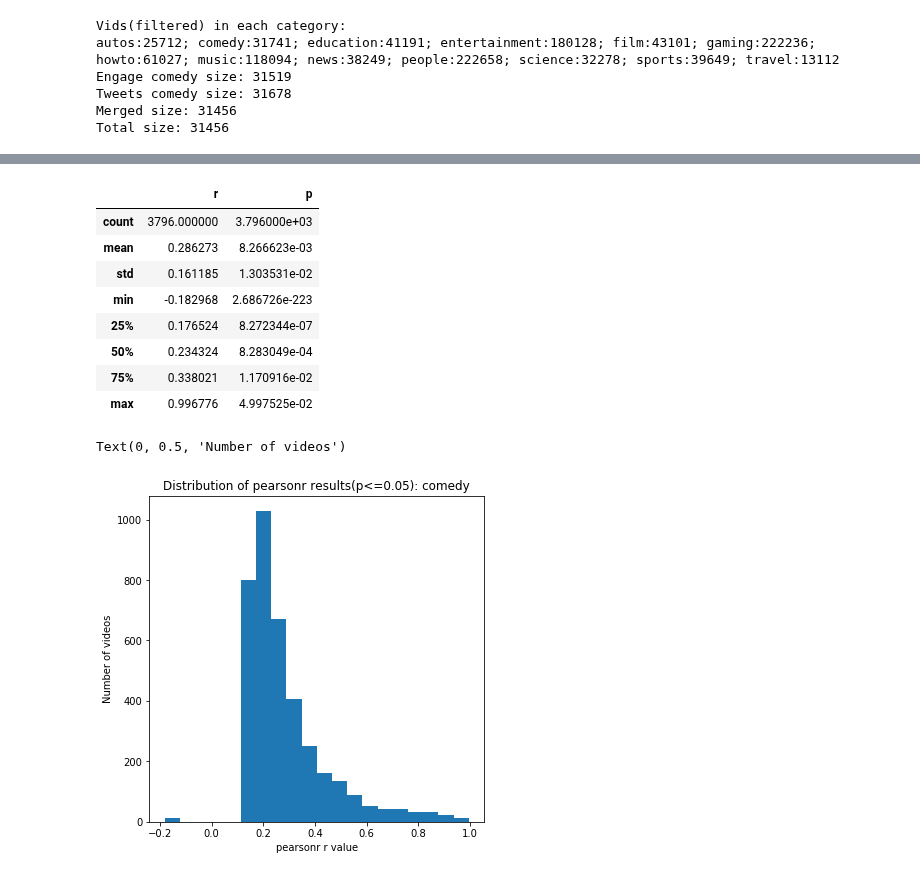
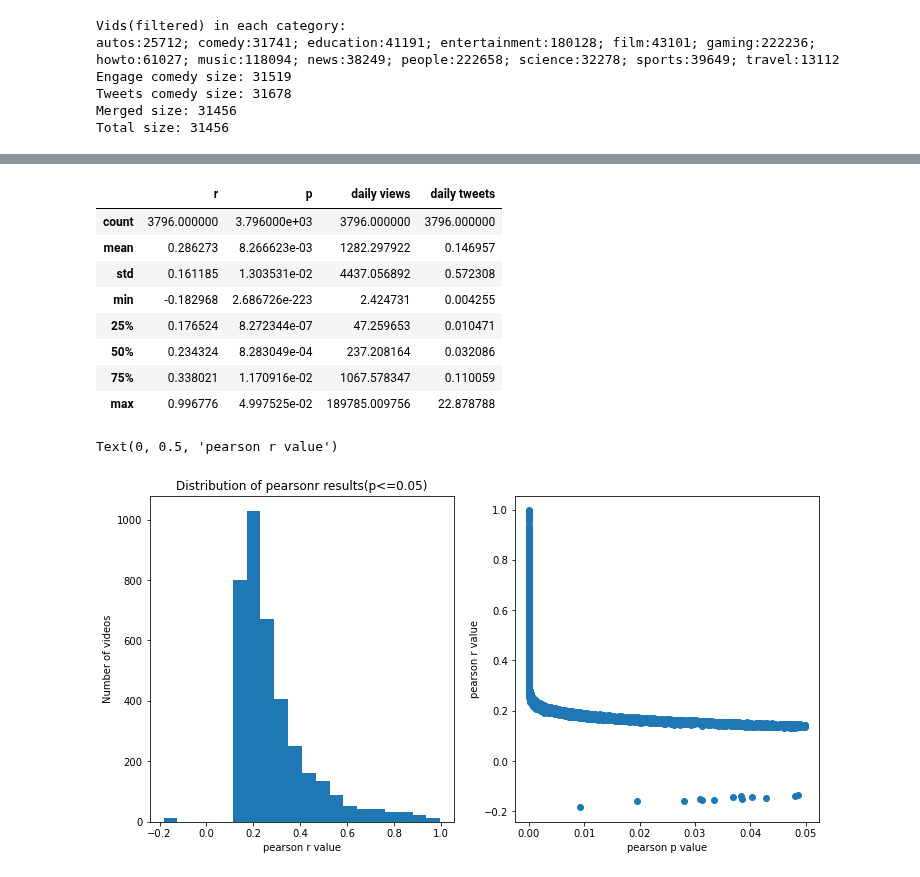
Before and after one commit to septasset/hip-popularity, a Jupyter notebook: data_analysis/engage16_temporal_views_promotion_long-term.ipynb, the cells around one changed output, grey strips where cells are left out. Drawn from its saved outputs; the diff is of its cells as text; code cells hidden in the pictures.

```diff
--- a/data_analysis/engage16_temporal_views_promotion_long-term.ipynb
+++ b/data_analysis/engage16_temporal_views_promotion_long-term.ipynb
@@ -15,9 +15,13 @@ from tqdm import tqdm
 
 from util_read import engage_read, read_vids, engage_tweets_read, merge_engage_tweets, engage_metadata, compute_period_daily
 # %%
-file_vids_filter_all = "C:/Users/u6314203/pyProjects/hip-popularity/data/engage16/filtered/vids_filter_all.csv"
-engage_dataset_base = "G:/MLCV dataset/engagement'16/tweeted_videos"
-tweets_dataset_base = "G:/MLCV dataset/engagement'16/tweets_dataset_fixTZ"
+file_vids_filter_all = "/home/users/u6314203/pyProject/hip-popularity/data/engage16/filtered/vids_filter_all.csv"
+engage_dataset_base = "/localdata/u6314203/dataset_engage16/tweeted_videos"
+tweets_dataset_base = "/localdata/u6314203/dataset_tweets_engage/dataset_tweets_fixTZ"
+
+# file_vids_filter_all = "C:/Users/u6314203/pyProjects/hip-popularity/data/engage16/filtered/vids_filter_all.csv"
+# engage_dataset_base = "G:/MLCV dataset/engagement'16/tweeted_videos"
+# tweets_dataset_base = "G:/MLCV dataset/engagement'16/tweets_dataset_fixTZ"
 
 categories_eligible = ["autos", "comedy","education","entertainment", \
                        "film","gaming","howto","music",\
@@ -52,10 +56,10 @@ for k, vals in merged_dataset.items():
     series_views = vals["viewCounts"][timepoint:]
     series_tweets = vals["tweets"][timepoint:]
     r, p = stats.pearsonr(series_views, series_tweets)
-    pearsonr_vals.append([r,p])
+    pearsonr_vals.append([r,p,np.mean(series_views),np.mean(series_tweets)])
     vids.append(k)
 
-df_pearsonr = pd.DataFrame(pearsonr_vals, columns=["r", "p"], index=vids)
+df_pearsonr = pd.DataFrame(pearsonr_vals, columns=["r", "p", "daily views", "daily tweets"], index=vids)
 df_pearsonr = df_pearsonr[[not x for x in np.isnan(df_pearsonr["r"])]]
 pd.DataFrame.describe(df_pearsonr)
 # %% [output]
@@ -93,22 +93,29 @@ df_filter = df_pearsonr[df_pearsonr["p"]<=0.05]
 
 pd.DataFrame.describe(df_filter)
 # %% [output]
-|  | r | p |
-| count | 3796.000000 | 3.796000e+03 |
-| mean | 0.286273 | 8.266623e-03 |
-| std | 0.161185 | 1.303531e-02 |
-| min | -0.182968 | 2.686726e-223 |
-| 25% | 0.176524 | 8.272344e-07 |
-| 50% | 0.234324 | 8.283049e-04 |
-| 75% | 0.338021 | 1.170916e-02 |
-| max | 0.996776 | 4.997525e-02 |
+|  | r | p | daily views | daily tweets |
+| count | 3796.000000 | 3.796000e+03 | 3796.000000 | 3796.000000 |
+| mean | 0.286273 | 8.266623e-03 | 1282.297922 | 0.146957 |
+| std | 0.161185 | 1.303531e-02 | 4437.056892 | 0.572308 |
+| min | -0.182968 | 2.686726e-223 | 2.424731 | 0.004255 |
+| 25% | 0.176524 | 8.272344e-07 | 47.259653 | 0.010471 |
+| 50% | 0.234324 | 8.283049e-04 | 237.208164 | 0.032086 |
+| 75% | 0.338021 | 1.170916e-02 | 1067.578347 | 0.110059 |
+| max | 0.996776 | 4.997525e-02 | 189785.009756 | 22.878788 |
 # %%
-fig = plt.figure(figsize=(6, 6))
-ax = fig.add_subplot(1,1,1)
+fig = plt.figure(figsize=(12, 6))
+
+ax = fig.add_subplot(1,2,1)
 n, bins, patches = ax.hist(df_filter["r"], bins=20)
-ax.set_title(f"Distribution of pearsonr results(p<=0.05): comedy")
-ax.set_xlabel("pearsonr r value")
+ax.set_title(f"Distribution of pearsonr results(p<=0.05)")
+ax.set_xlabel("pearson r value")
 ax.set_ylabel("Number of videos")
+
+ax = fig.add_subplot(1,2,2)
+ax.scatter(df_filter["p"], df_filter["r"])
+# ax.set_title(f"Distribution of pearsonr results: comedy")
+ax.set_xlabel("pearson p value")
+ax.set_ylabel("pearson r value")
 # %% [output]
-Text(0, 0.5, 'Number of videos')
+Text(0, 0.5, 'pearson r value')
-[figure, old version]
+[figure, new version]
```
Also changed, not shown: parts of 6 cells of this notebook, 2 other files.
